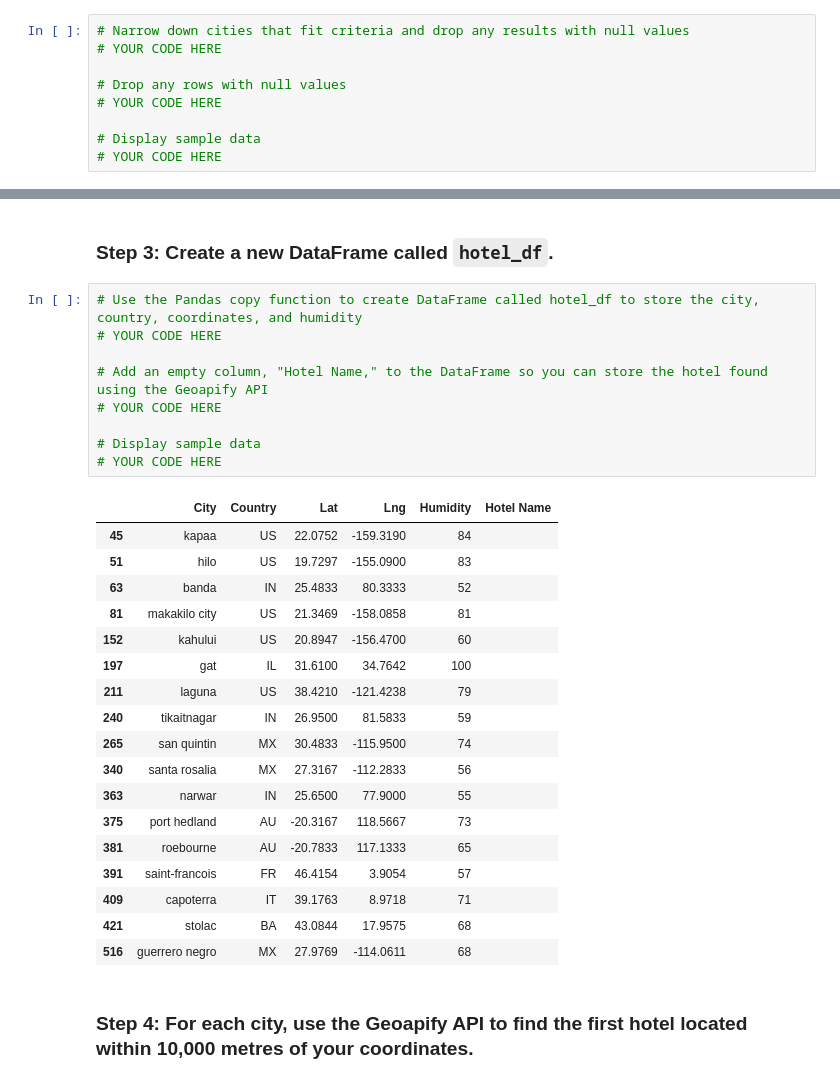
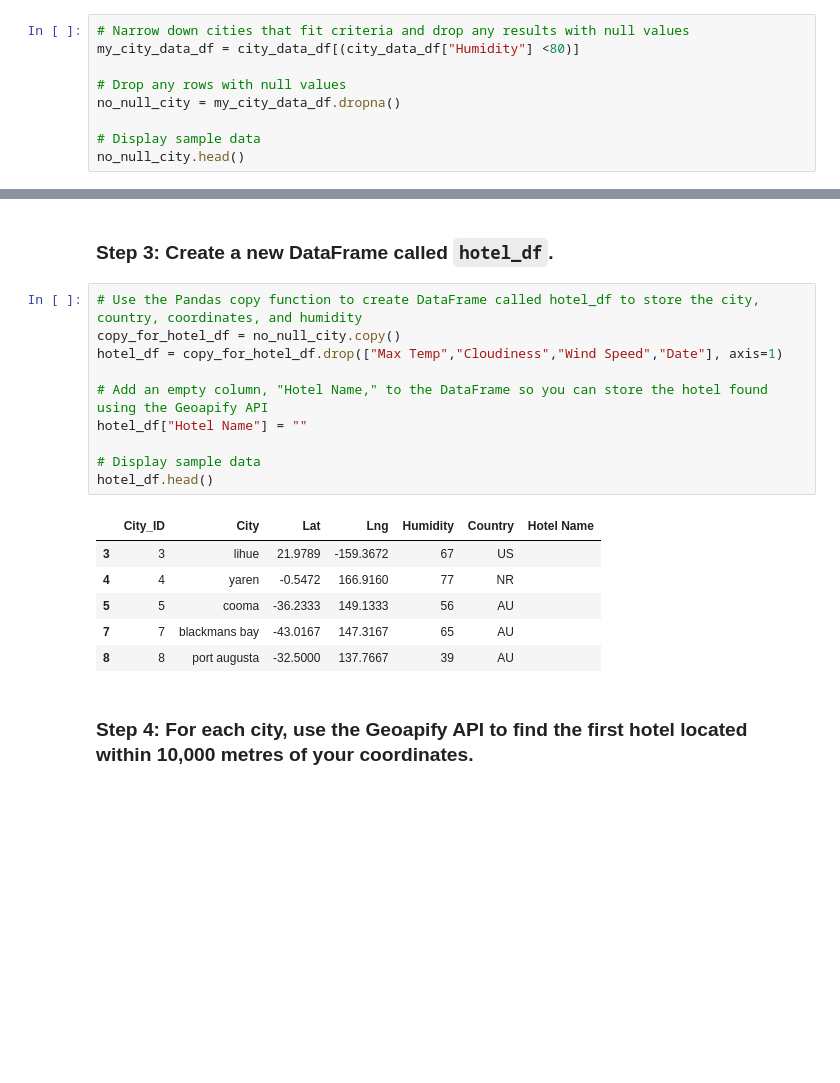
Before and after one commit to DKogge/python-api-challenge, a Jupyter notebook: Starter_Code/Starter_Code/starter_code/VacationPy.ipynb, the cells around one changed output, grey strips where cells are left out. Drawn from its saved outputs; the diff is of its cells as text; blank space fills up the shorter version.

```diff
--- a/Starter_Code/Starter_Code/starter_code/VacationPy.ipynb
+++ b/Starter_Code/Starter_Code/starter_code/VacationPy.ipynb
@@ -55,12 +56,12 @@ map_plot
 ### Step 2: Narrow down the `city_data_df` DataFrame to find your ideal weather condition
 # %%
 # Narrow down cities that fit criteria and drop any results with null values
-# YOUR CODE HERE
+my_city_data_df = city_data_df[(city_data_df["Humidity"] <80)]
 
 # Drop any rows with null values
-# YOUR CODE HERE
+no_null_city = my_city_data_df.dropna()
 
 # Display sample data
-# YOUR CODE HERE
+no_null_city.head()
 # %% [output]
 |  | City_ID | City | Lat | Lng | Max Temp | Humidity | Cloudiness | Wind Speed | Country | Date |
@@ -85,32 +74,21 @@ map_plot
 ### Step 3: Create a new DataFrame called `hotel_df`.
 # %%
 # Use the Pandas copy function to create DataFrame called hotel_df to store the city, country, coordinates, and humidity
-# YOUR CODE HERE
+copy_for_hotel_df = no_null_city.copy()
+hotel_df = copy_for_hotel_df.drop(["Max Temp","Cloudiness","Wind Speed","Date"], axis=1)
 
 # Add an empty column, "Hotel Name," to the DataFrame so you can store the hotel found using the Geoapify API
-# YOUR CODE HERE
+hotel_df["Hotel Name"] = ""
 
 # Display sample data
-# YOUR CODE HERE
+hotel_df.head()
 # %% [output]
-|  | City | Country | Lat | Lng | Humidity | Hotel Name |
-| 45 | kapaa | US | 22.0752 | -159.3190 | 84 |  |
-| 51 | hilo | US | 19.7297 | -155.0900 | 83 |  |
-| 63 | banda | IN | 25.4833 | 80.3333 | 52 |  |
-| 81 | makakilo city | US | 21.3469 | -158.0858 | 81 |  |
-| 152 | kahului | US | 20.8947 | -156.4700 | 60 |  |
-| 197 | gat | IL | 31.6100 | 34.7642 | 100 |  |
-| 211 | laguna | US | 38.4210 | -121.4238 | 79 |  |
-| 240 | tikaitnagar | IN | 26.9500 | 81.5833 | 59 |  |
-| 265 | san quintin | MX | 30.4833 | -115.9500 | 74 |  |
-| 340 | santa rosalia | MX | 27.3167 | -112.2833 | 56 |  |
-| 363 | narwar | IN | 25.6500 | 77.9000 | 55 |  |
-| 375 | port hedland | AU | -20.3167 | 118.5667 | 73 |  |
-| 381 | roebourne | AU | -20.7833 | 117.1333 | 65 |  |
-| 391 | saint-francois | FR | 46.4154 | 3.9054 | 57 |  |
-| 409 | capoterra | IT | 39.1763 | 8.9718 | 71 |  |
-| 421 | stolac | BA | 43.0844 | 17.9575 | 68 |  |
-| 516 | guerrero negro | MX | 27.9769 | -114.0611 | 68 |  |
+|  | City_ID | City | Lat | Lng | Humidity | Country | Hotel Name |
+| 3 | 3 | lihue | 21.9789 | -159.3672 | 67 | US |  |
+| 4 | 4 | yaren | -0.5472 | 166.9160 | 77 | NR |  |
+| 5 | 5 | cooma | -36.2333 | 149.1333 | 56 | AU |  |
+| 7 | 7 | blackmans bay | -43.0167 | 147.3167 | 65 | AU |  |
+| 8 | 8 | port augusta | -32.5000 | 137.7667 | 39 | AU |  |
 # %% [markdown]
 ### Step 4: For each city, use the Geoapify API to find the first hotel located within 10,000 metres of your coordinates.
 # %%
```
Also changed, not shown: parts of 2 cells of this notebook.
